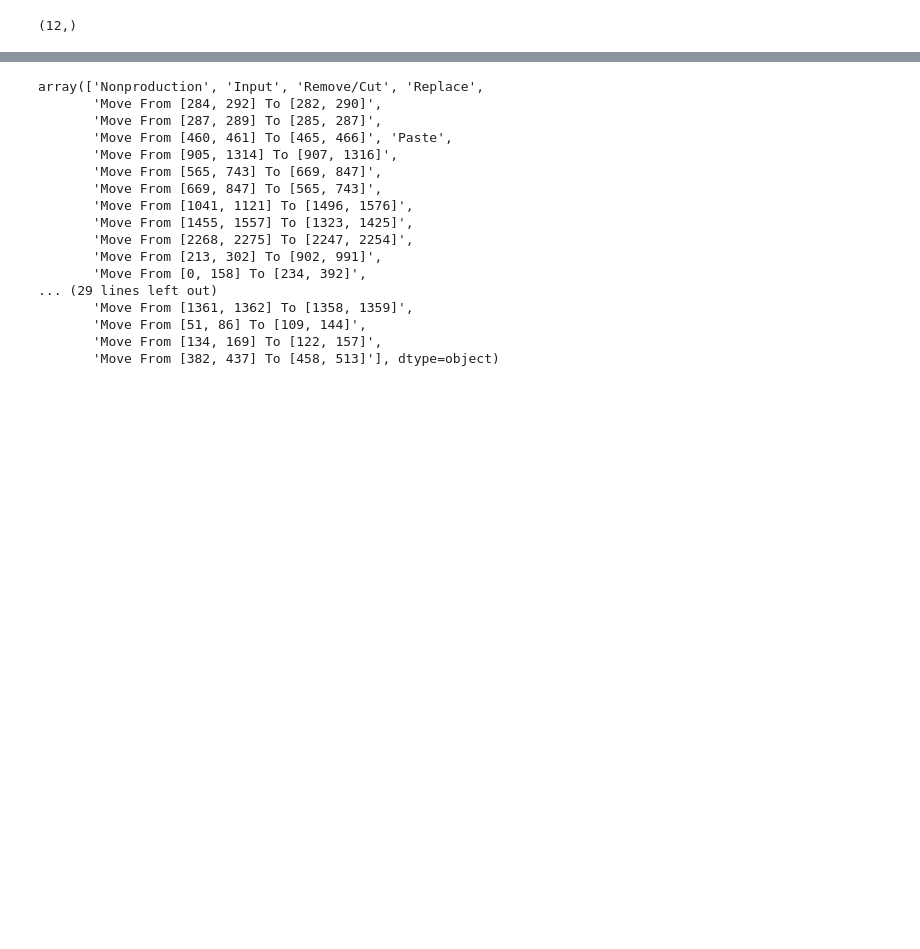
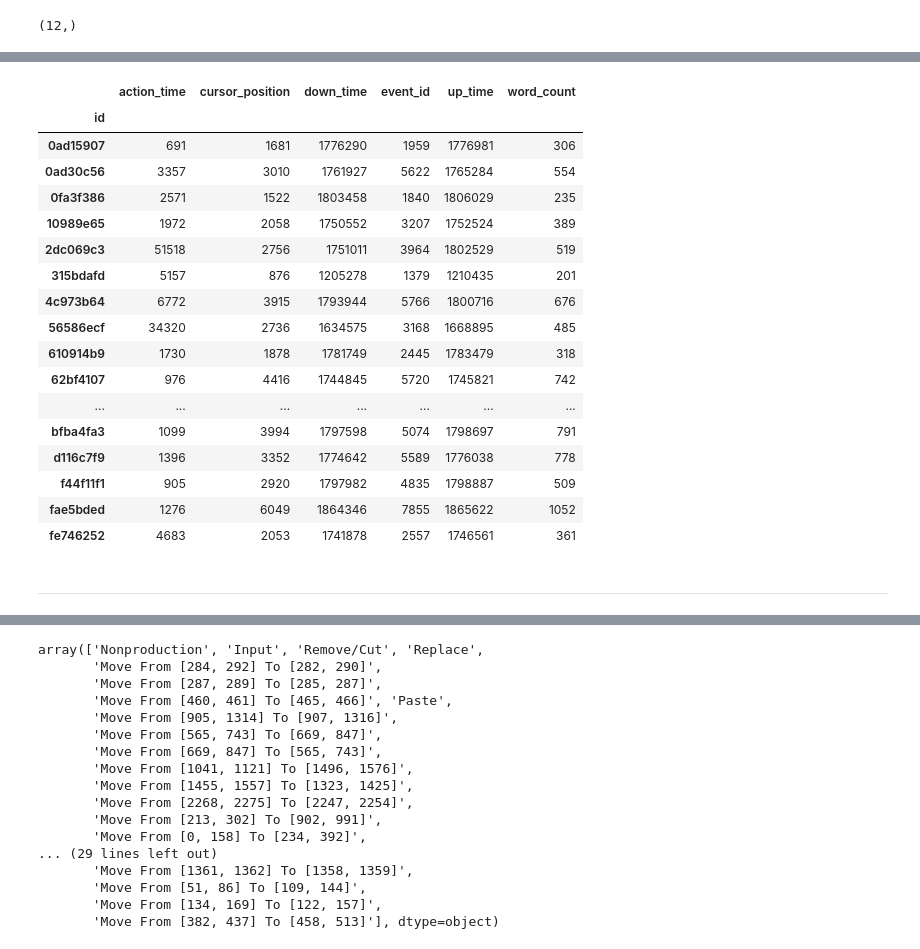
Before and after one commit to dvdhartsman/writing_processes_to_quality, a Jupyter notebook: Writing_Processes.ipynb, the cells around one changed output, grey strips where cells are left out. Saved outputs shown, nothing was run; the diff lists cells and outputs as text; code cells hidden in the pictures; blank space fills up the shorter version.

```diff
--- a/Writing_Processes.ipynb
+++ b/Writing_Processes.ipynb
@@ -165,0 +203,4 @@ df["id"].unique().shape
+# %%
+pivot = df.pivot_table(values=['event_id', 'down_time', 'up_time', 'action_time','cursor_position',
+       'word_count'], index='id', aggfunc=['max'])
+pivot
@@ -165,0 +223,2 @@ df["id"].unique().shape
+# %%
+pivot.columns = pivot.columns.droplevel(level=0)
@@ -165,0 +237,25 @@ df["id"].unique().shape
+# %%
+# Just an interesting exploration of fact
+
+pivot[pivot['action_time'] == (abs(pivot["down_time"] - pivot['up_time']))]
+# %% [output]
+|  | action_time | cursor_position | down_time | event_id | up_time | word_count |
+| id |  |  |  |  |  |  |
+| 0ad15907 | 691 | 1681 | 1776290 | 1959 | 1776981 | 306 |
+| 0ad30c56 | 3357 | 3010 | 1761927 | 5622 | 1765284 | 554 |
+| 0fa3f386 | 2571 | 1522 | 1803458 | 1840 | 1806029 | 235 |
+| 10989e65 | 1972 | 2058 | 1750552 | 3207 | 1752524 | 389 |
+| 2dc069c3 | 51518 | 2756 | 1751011 | 3964 | 1802529 | 519 |
+| 315bdafd | 5157 | 876 | 1205278 | 1379 | 1210435 | 201 |
+| 4c973b64 | 6772 | 3915 | 1793944 | 5766 | 1800716 | 676 |
+| 56586ecf | 34320 | 2736 | 1634575 | 3168 | 1668895 | 485 |
+| 610914b9 | 1730 | 1878 | 1781749 | 2445 | 1783479 | 318 |
+| 62bf4107 | 976 | 4416 | 1744845 | 5720 | 1745821 | 742 |
+| ... | ... | ... | ... | ... | ... | ... |
+| bfba4fa3 | 1099 | 3994 | 1797598 | 5074 | 1798697 | 791 |
+| d116c7f9 | 1396 | 3352 | 1774642 | 5589 | 1776038 | 778 |
+| f44f11f1 | 905 | 2920 | 1797982 | 4835 | 1798887 | 509 |
+| fae5bded | 1276 | 6049 | 1864346 | 7855 | 1865622 | 1052 |
+| fe746252 | 4683 | 2053 | 1741878 | 2557 | 1746561 | 361 |
+# %% [markdown]
+<hr style="border: 4px solid GOLD">
```
Also changed, not shown: parts of 20 cells of this notebook.
